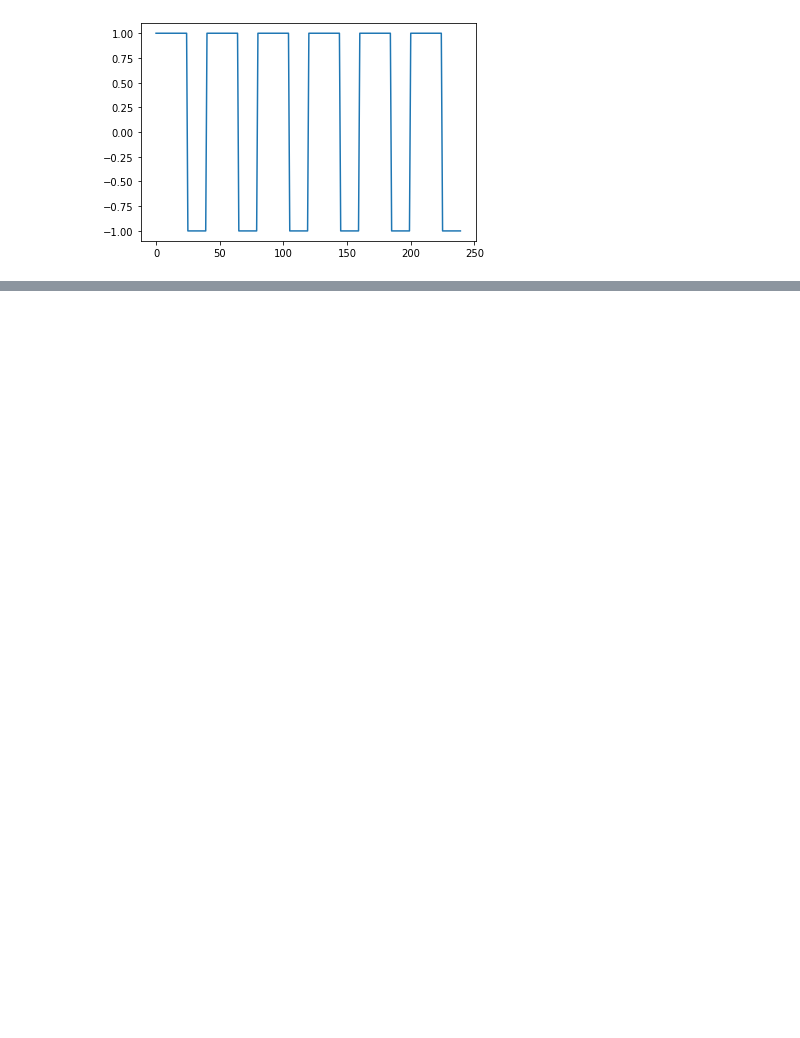
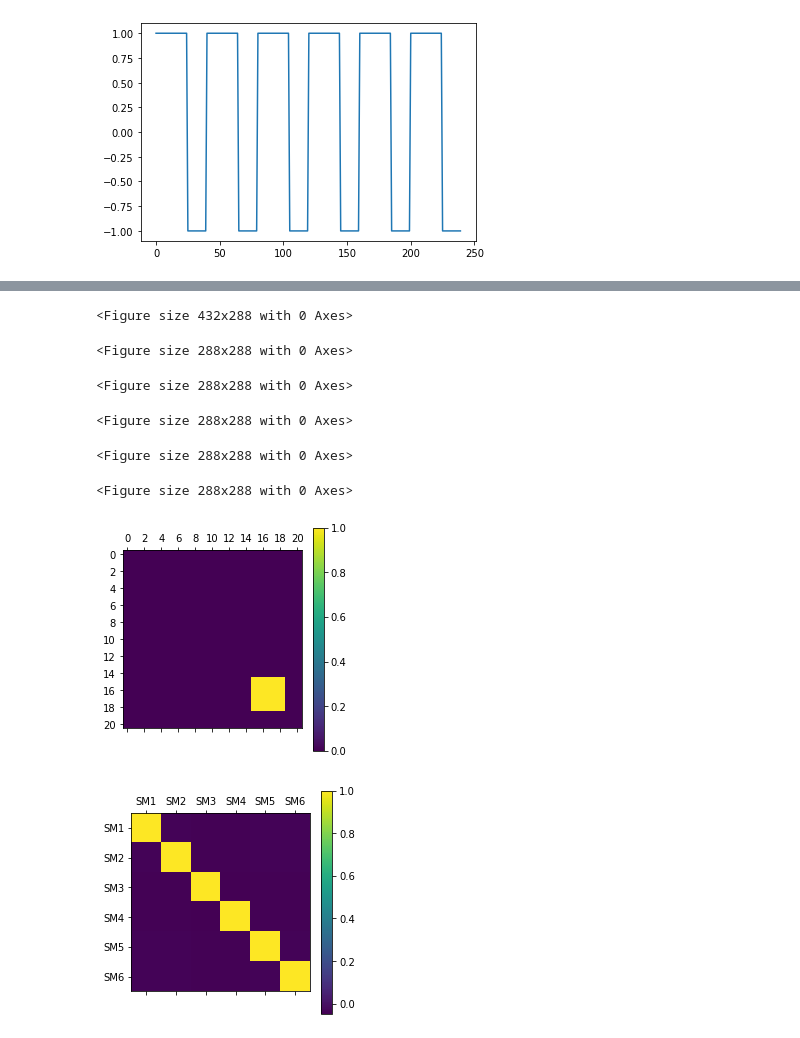
Before and after one commit to hunterthorpe/MAST30034_A1, a Jupyter notebook: code/assignment.ipynb, the cells around one changed output, grey strips where cells are left out. Drawn from its saved outputs; the diff is of its cells as text; code cells hidden in the pictures; blank space fills up the shorter version.

```diff
--- a/code/assignment.ipynb
+++ b/code/assignment.ipynb
@@ -9,8 +9,8 @@ IV = [30, 45, 60, 40, 40, 40]
 ONES_DURATION = [15, 20, 25, 15, 20, 25]
 N = 240
 NUM_SOURCES = 6
-TC = []
-COLUMN_NAMES = ['TC1', 'TC2', 'TC3', 'TC4', 'TC5', 'TC6']
+tc = []
+column_names = ['TC1', 'TC2', 'TC3', 'TC4', 'TC5', 'TC6']
 
 for vector_num in range(NUM_SOURCES):
     vector = []
@@ -37,12 +37,12 @@ for vector_num in range(NUM_SOURCES):
     # plotting time course
     plt.clf()
     plt.plot(range(len(vector)), vector)
-    plt.savefig('../1.1_TC_' + str(vector_num + 1) + '.jpeg')
+    plt.savefig('../plots/1.1_time_courses/tc_' + str(vector_num + 1) + '.jpeg')
     # mean subtraction followed by division by std dev
     vector = [x - np.mean(vector) for x in vector]
     vector = [x / np.std(vector) for x in vector]
 
-    TC.append(vector)
+    tc.append(vector)
 
 # check matrix
 def check_vector(vector):
@@ -59,8 +59,8 @@ def check_vector(vector):
     print(print_list)
 
 # rotating matrix so that a df can be made with dimensions 240 x 6
-TC  = zip(*reversed(TC))
-TC_df = pd.DataFrame(TC, columns = COLUMN_NAMES)
+tc  = zip(*reversed(tc))
+tc_df = pd.DataFrame(tc, columns = column_names)
 # %% [output]
 [figure]
 # %%
@@ -88,2 +77,60 @@ plt.yticks(ticks, TC_df.columns)
 [figure]
+# %%
+# Question 1.3
+tmpSM = []
+NUM_MAPS = 6
+MAP_WIDTH = 21
+MAP_LENGTH = 21
+V = 441
+V_SLICE = [[2,6], [2,6], [8,13], [8,13], [15, 19], [15, 19]]
+H_SLICE = [[2,6], [15,19], [2,6], [15,19], [2, 6], [15, 19]]
+
+for matrix_num in range(NUM_MAPS):
+    # creating blank matrix of 0s
+    matrix = []
+    for i in range(MAP_LENGTH):
+        row = []
+        for j in range(MAP_WIDTH):
+            row.append(0)
+        matrix.append(row)
+    # adding ones
+    for i in range(V_SLICE[matrix_num][0], V_SLICE[matrix_num][1]):
+        for j in range(H_SLICE[matrix_num][0], H_SLICE[matrix_num][1]):
+            matrix[i][j] = 1
+    # plotting map
+    plt.clf()
+    plt.matshow(matrix)
+    plt.colorbar()
+    plt.xticks(np.arange(0, MAP_WIDTH+1, 2.0))
+    plt.yticks(np.arange(0, MAP_LENGTH+1, 2.0))
+    plt.savefig('../plots/1.3_spacial_maps/sm_' + str(matrix_num + 1) + '.jpeg' )
+
+    tmpSM.append(matrix)
+
+# reshaping array
+sm = []
+for matrix_num in range(NUM_MAPS):
+    vector = []
+    for row in tmpSM[matrix_num]:
+        for val in row:
+            vector.append(val)
+    sm.append(vector)
+
+sm_df = pd.DataFrame(sm, columns = range(1, V+1))
+plt.matshow(sm_df.T.corr())
+plt.colorbar()
+tick_labels = ['SM1', 'SM2', 'SM3', 'SM4', 'SM5', 'SM6']
+ticks = [i for i in range(NUM_MAPS)]
+plt.xticks(ticks, tick_labels)
+plt.yticks(ticks, tick_labels)
+plt.savefig('../plots/1.3_spacial_maps/CM.jpeg')
+# %% [output]
+<Figure size 432x288 with 0 Axes>
+<Figure size 288x288 with 0 Axes>
+<Figure size 288x288 with 0 Axes>
+<Figure size 288x288 with 0 Axes>
+<Figure size 288x288 with 0 Axes>
+<Figure size 288x288 with 0 Axes>
+[figure, added]
+[figure, added]
 # %%
```
Also changed, not shown: parts of 2 cells of this notebook, 14 other files.
